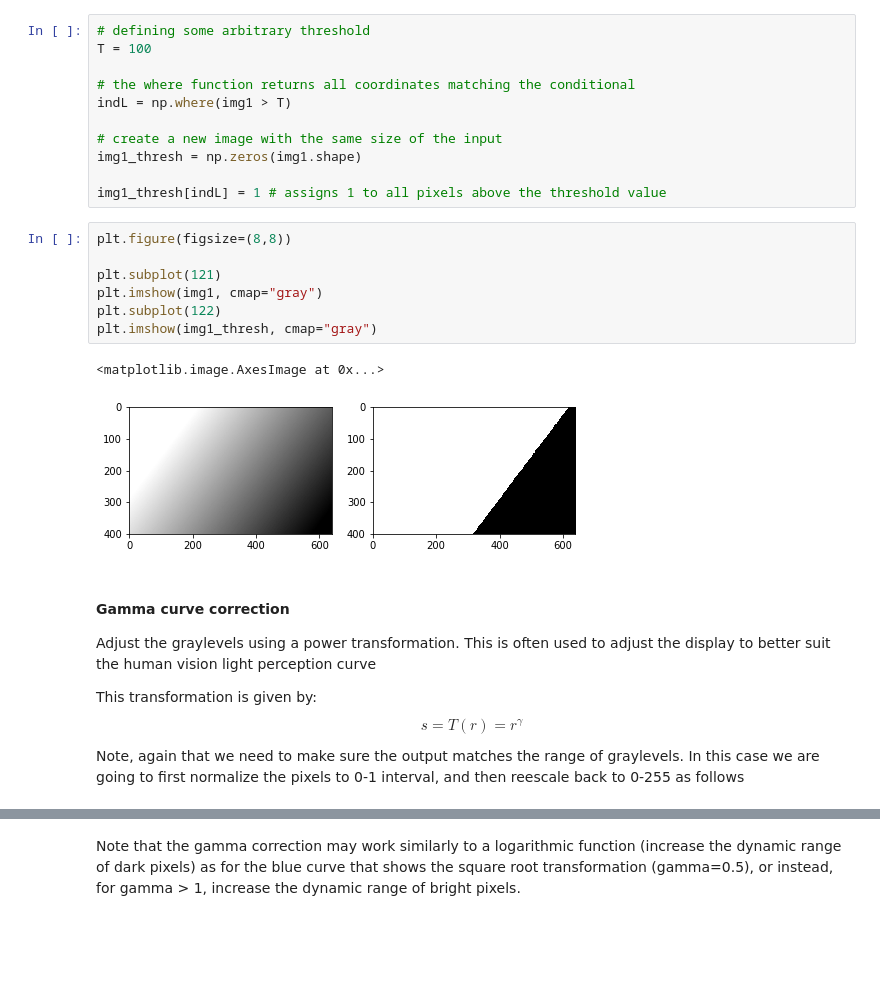
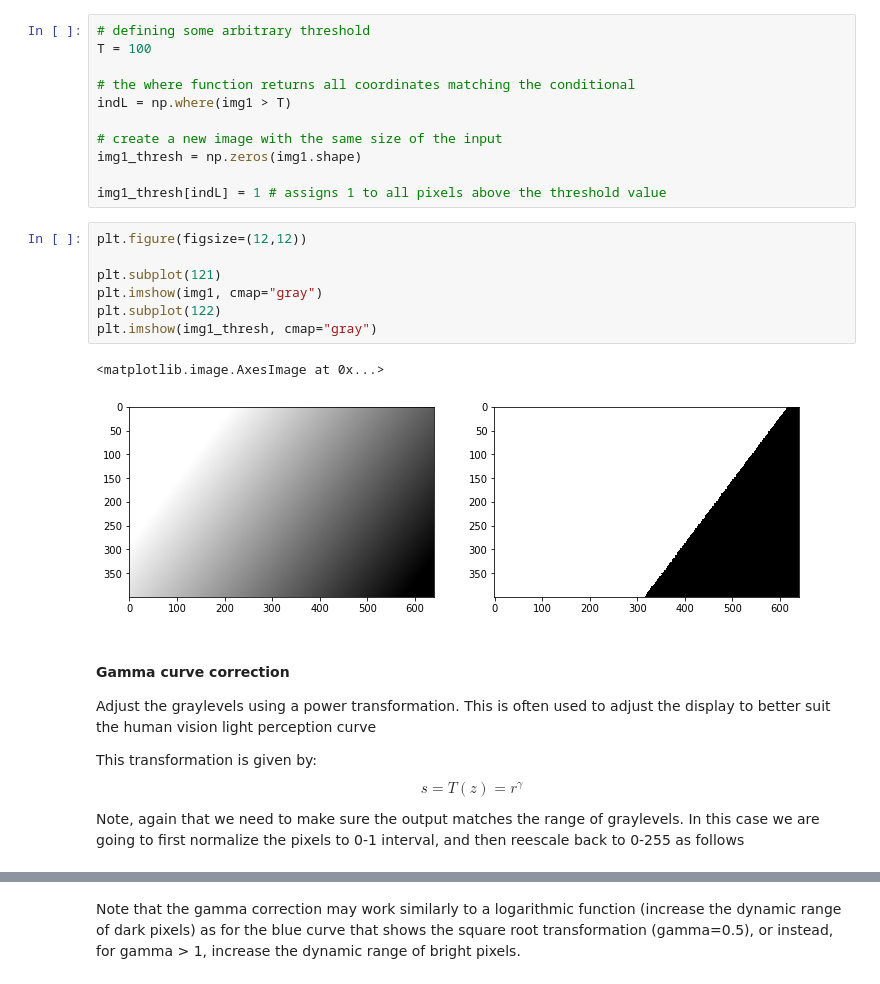
Before and after one commit to maponti/imageprocessing_course_icmc, a Jupyter notebook: 02_enhancement-pixel.ipynb, the cells around one changed output, grey strips where cells are left out. Drawn from its saved outputs; the diff is of its cells as text; blank space fills up the shorter version.

```diff
--- a/02_enhancement-pixel.ipynb
+++ b/02_enhancement-pixel.ipynb
@@ -156,22 +156,22 @@ img1_thresh = np.zeros(img1.shape)
 
 img1_thresh[indL] = 1 # assigns 1 to all pixels above the threshold value
 # %%
-plt.figure(figsize=(8,8))
+plt.figure(figsize=(12,12))
 
 plt.subplot(121)
 plt.imshow(img1, cmap="gray")
 plt.subplot(122)
 plt.imshow(img1_thresh, cmap="gray")
 # %% [output]
 <matplotlib.image.AxesImage at 0x...>
-[figure, old version]
+[figure, new version]
 # %% [markdown]
 #### Gamma curve correction
 
 Adjust the graylevels using a power transformation. This is often used to adjust the display to better suit the human vision light perception curve
 
 This transformation is given by:
-$$s = T(r) = r^{\gamma}$$
+$$s = T(z) = r^{\gamma}$$
 
 Note, again that we need to make sure the output matches the range of graylevels. In this case we are going to first normalize the pixels to 0-1 interval, and then reescale back to 0-255 as follows
 # %%
```
Also changed, not shown: parts of 17 cells of this notebook.
